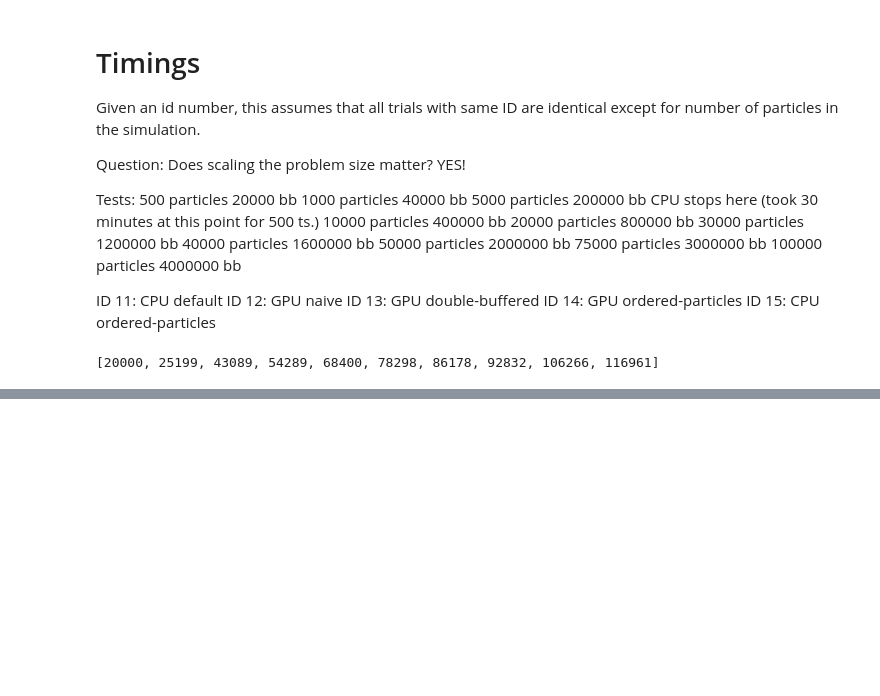
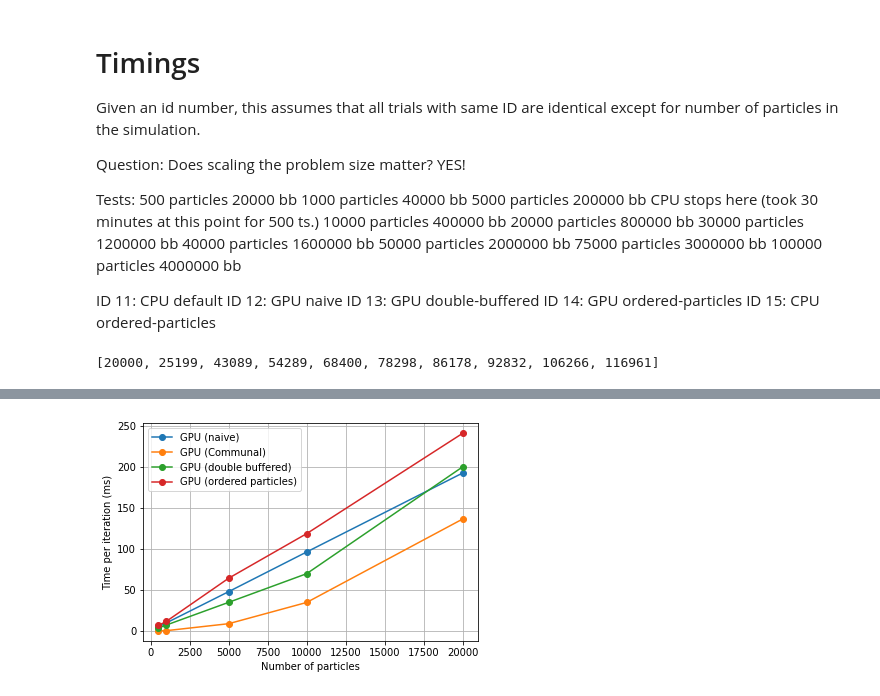
Before and after one commit to IoannisYpsilantis/particle-sim, a Jupyter notebook: testing/results.ipynb, the cells around one changed output, grey strips where cells are left out. Drawn from its saved outputs; the diff is of its cells as text; code cells hidden in the pictures; blank space fills up the shorter version.

```diff
--- a/testing/results.ipynb
+++ b/testing/results.ipynb
@@ -135,0 +150,15 @@ Text(0, 0.5, 'Time per iteration (ms)')
+# %%
+#plt.plot(cpu["particles"][:5], cpu["timing"][:5], 'o-')
+amt = 6
+plt.plot(gpu_naive["particles"][:amt], gpu_naive["timing"][:amt], 'o-')
+plt.plot(gpu_communal["particles"][:amt], gpu_communal["timing"][:amt], 'o-')
+plt.plot(gpu_double["particles"][:amt], gpu_double["timing"][:amt], 'o-')
+plt.plot(gpu_ordered["particles"][:amt], gpu_ordered["timing"][:amt], 'o-')
+
+plt.legend(["GPU (naive)",  "GPU (Communal)", "GPU (double buffered)", "GPU (ordered particles)"])
+plt.xlabel("Number of particles")
+plt.ylabel("Time per iteration (ms)")
+plt.grid()
+plt.show()
+# %% [output]
+[figure, added]
```
Also changed, not shown: parts of 11 cells of this notebook, 1 other file.
